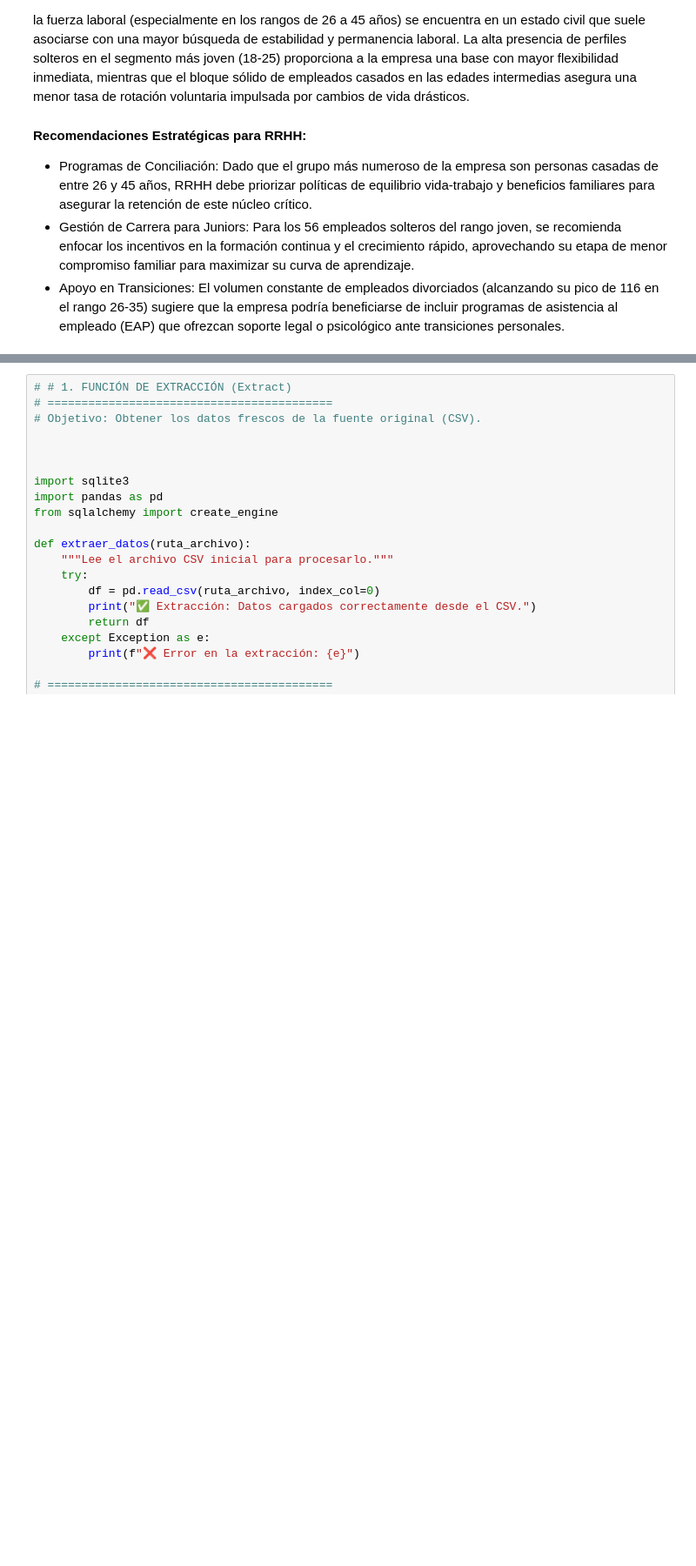
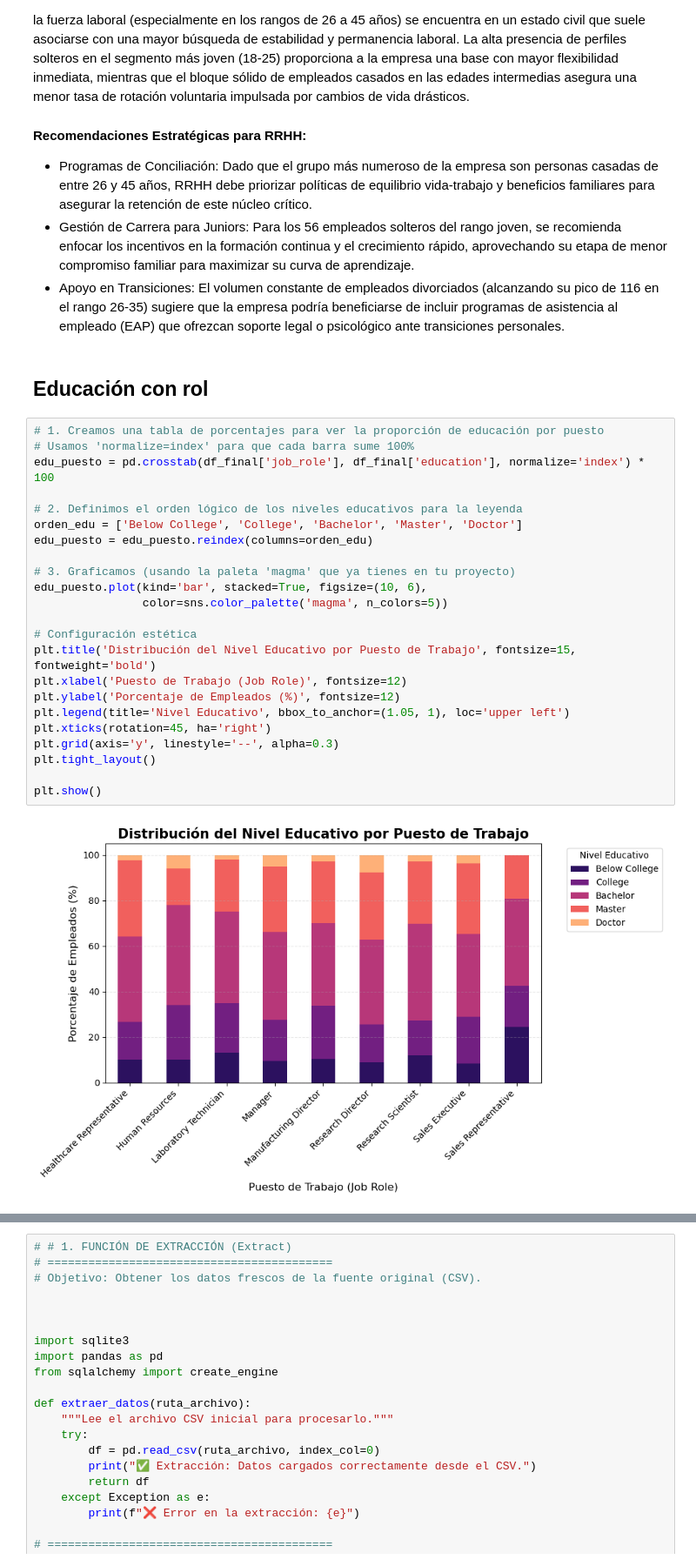
Before and after one commit to PatriciaAnaya/project-da-promo-59-modulo-3-team-3, a Jupyter notebook: optimizacion-de-talento.ipynb, the cells around one changed output, grey strips where cells are left out. Shown at 87% size. Saved outputs shown, nothing was run; the diff lists cells and outputs as text; blank space fills up the shorter version.

Commit message:
graficas y conclusiones cris

```diff
--- a/optimizacion-de-talento.ipynb
+++ b/optimizacion-de-talento.ipynb
@@ -1663,3 +1663,30 @@ La estructura demográfica de la empresa sigue un patrón de ciclo de vida conve
 - Programas de Conciliación: Dado que el grupo más numeroso de la empresa son personas casadas de entre 26 y 45 años, RRHH debe priorizar políticas de equilibrio vida-trabajo y beneficios familiares para asegurar la retención de este núcleo crítico.
 - Gestión de Carrera para Juniors: Para los 56 empleados solteros del rango joven, se recomienda enfocar los incentivos en la formación continua y el crecimiento rápido, aprovechando su etapa de menor compromiso familiar para maximizar su curva de aprendizaje.
 - Apoyo en Transiciones: El volumen constante de empleados divorciados (alcanzando su pico de 116 en el rango 26-35) sugiere que la empresa podría beneficiarse de incluir programas de asistencia al empleado (EAP) que ofrezcan soporte legal o psicológico ante transiciones personales.
+# %% [markdown]
+## Educación con rol
+# %%
+# 1. Creamos una tabla de porcentajes para ver la proporción de educación por puesto
+# Usamos 'normalize=index' para que cada barra sume 100%
+edu_puesto = pd.crosstab(df_final['job_role'], df_final['education'], normalize='index') * 100
+
+# 2. Definimos el orden lógico de los niveles educativos para la leyenda
+orden_edu = ['Below College', 'College', 'Bachelor', 'Master', 'Doctor']
+edu_puesto = edu_puesto.reindex(columns=orden_edu)
+
+# 3. Graficamos (usando la paleta 'magma' que ya tienes en tu proyecto)
+edu_puesto.plot(kind='bar', stacked=True, figsize=(10, 6),
+                color=sns.color_palette('magma', n_colors=5))
+
+# Configuración estética
+plt.title('Distribución del Nivel Educativo por Puesto de Trabajo', fontsize=15, fontweight='bold')
+plt.xlabel('Puesto de Trabajo (Job Role)', fontsize=12)
+plt.ylabel('Porcentaje de Empleados (%)', fontsize=12)
+plt.legend(title='Nivel Educativo', bbox_to_anchor=(1.05, 1), loc='upper left')
+plt.xticks(rotation=45, ha='right')
+plt.grid(axis='y', linestyle='--', alpha=0.3)
+plt.tight_layout()
+
+plt.show()
+# %% [output]
+[figure, added]
```
Also changed, not shown: parts of 28 cells of this notebook, 1 other file.
